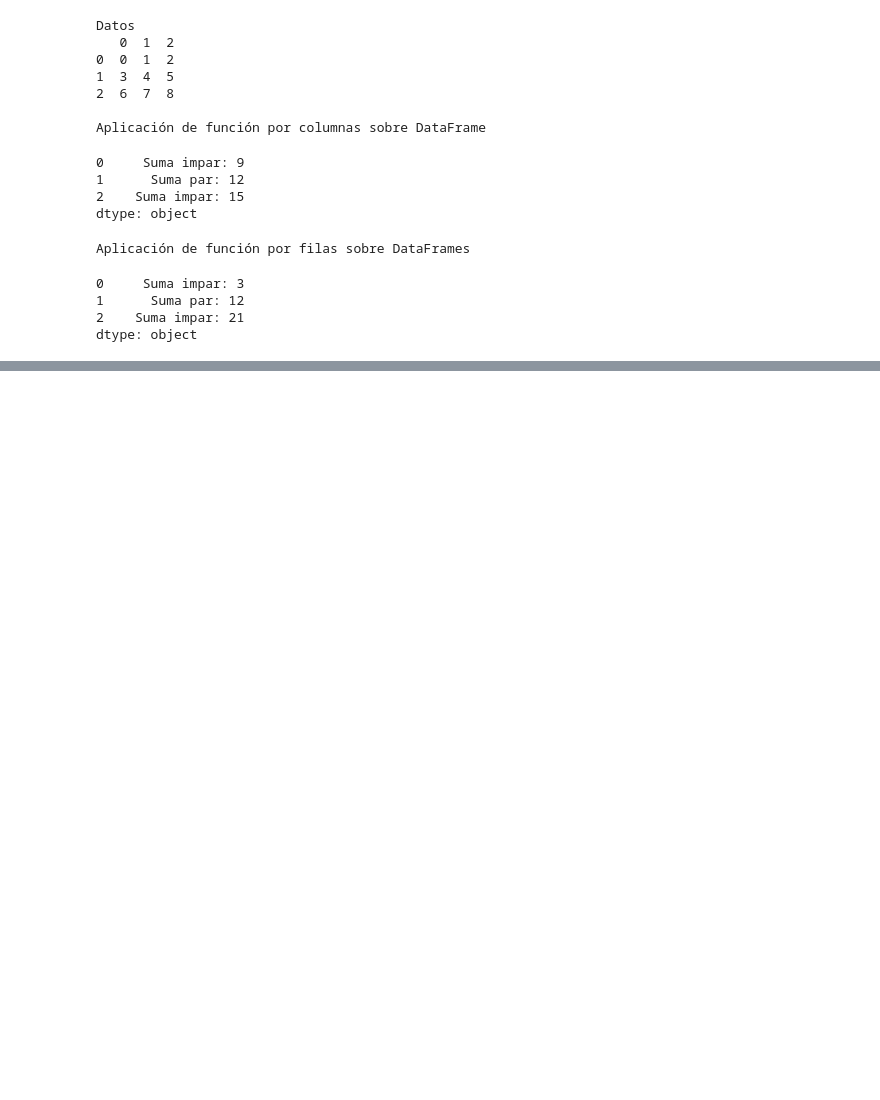
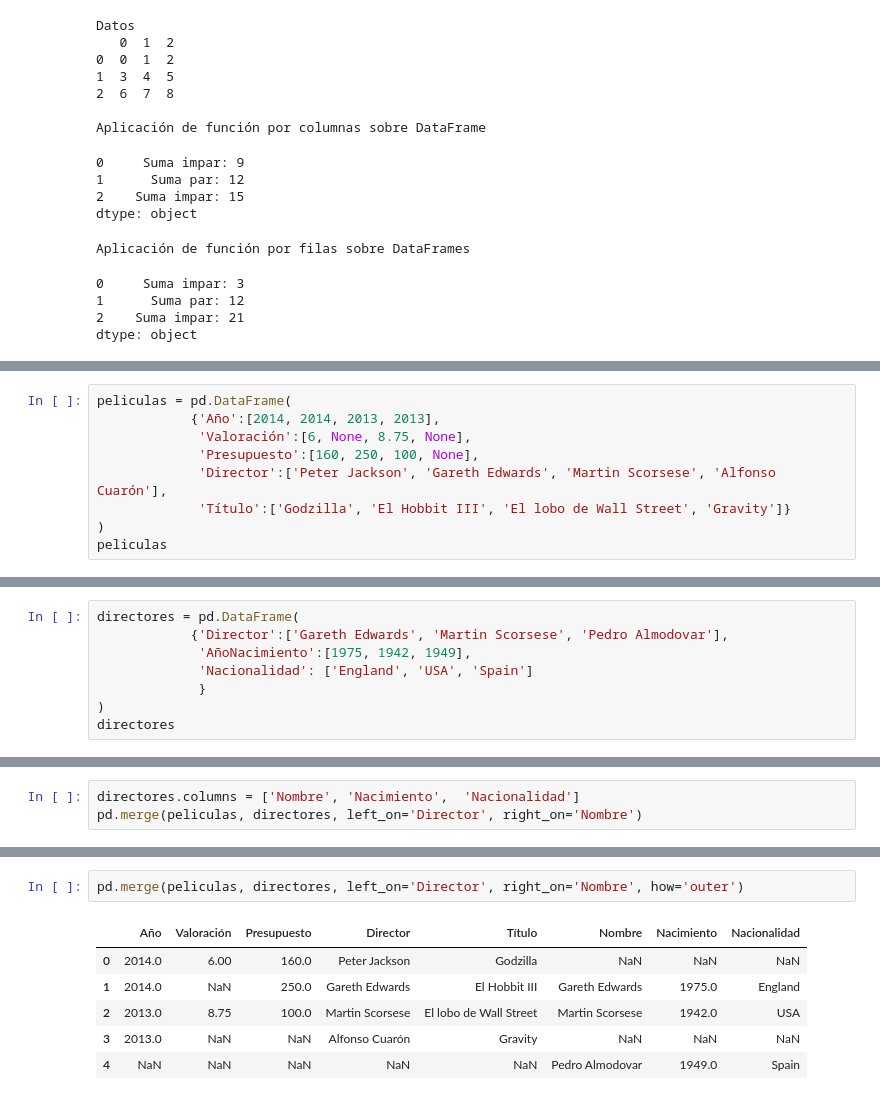
Before and after one commit to yanaySG/proyecto_python_AFI, a Jupyter notebook: Lecciones/3-pandas-notebooks/4. Preparacion y exploracion de datos.ipynb, the cells around one changed output, grey strips where cells are left out. Saved outputs shown, nothing was run; the diff lists cells and outputs as text; blank space fills up the shorter version.

```diff
--- a/Lecciones/3-pandas-notebooks/4. Preparacion y exploracion de datos.ipynb
+++ b/Lecciones/3-pandas-notebooks/4. Preparacion y exploracion de datos.ipynb
@@ -535,0 +542,9 @@ dtype: object
+# %%
+peliculas = pd.DataFrame(
+            {'Año':[2014, 2014, 2013, 2013],
+             'Valoración':[6, None, 8.75, None],
+             'Presupuesto':[160, 250, 100, None],
+             'Director':['Peter Jackson', 'Gareth Edwards', 'Martin Scorsese', 'Alfonso Cuarón'],
+             'Título':['Godzilla', 'El Hobbit III', 'El lobo de Wall Street', 'Gravity']}
+)
+peliculas
@@ -535,0 +557,8 @@ dtype: object
+# %%
+directores = pd.DataFrame(
+            {'Director':['Gareth Edwards', 'Martin Scorsese', 'Pedro Almodovar'],
+             'AñoNacimiento':[1975, 1942, 1949],
+             'Nacionalidad': ['England', 'USA', 'Spain']
+             }
+)
+directores
@@ -535,0 +580,3 @@ dtype: object
+# %%
+directores.columns = ['Nombre', 'Nacimiento',  'Nacionalidad']
+pd.merge(peliculas, directores, left_on='Director', right_on='Nombre')
@@ -535,0 +604,9 @@ dtype: object
+# %%
+pd.merge(peliculas, directores, left_on='Director', right_on='Nombre', how='outer')
+# %% [output]
+|  | Año | Valoración | Presupuesto | Director | Título | Nombre | Nacimiento | Nacionalidad |
+| 0 | 2014.0 | 6.00 | 160.0 | Peter Jackson | Godzilla | NaN | NaN | NaN |
+| 1 | 2014.0 | NaN | 250.0 | Gareth Edwards | El Hobbit III | Gareth Edwards | 1975.0 | England |
+| 2 | 2013.0 | 8.75 | 100.0 | Martin Scorsese | El lobo de Wall Street | Martin Scorsese | 1942.0 | USA |
+| 3 | 2013.0 | NaN | NaN | Alfonso Cuarón | Gravity | NaN | NaN | NaN |
+| 4 | NaN | NaN | NaN | NaN | NaN | Pedro Almodovar | 1949.0 | Spain |
```
Also changed, not shown: parts of 21 cells of this notebook.
